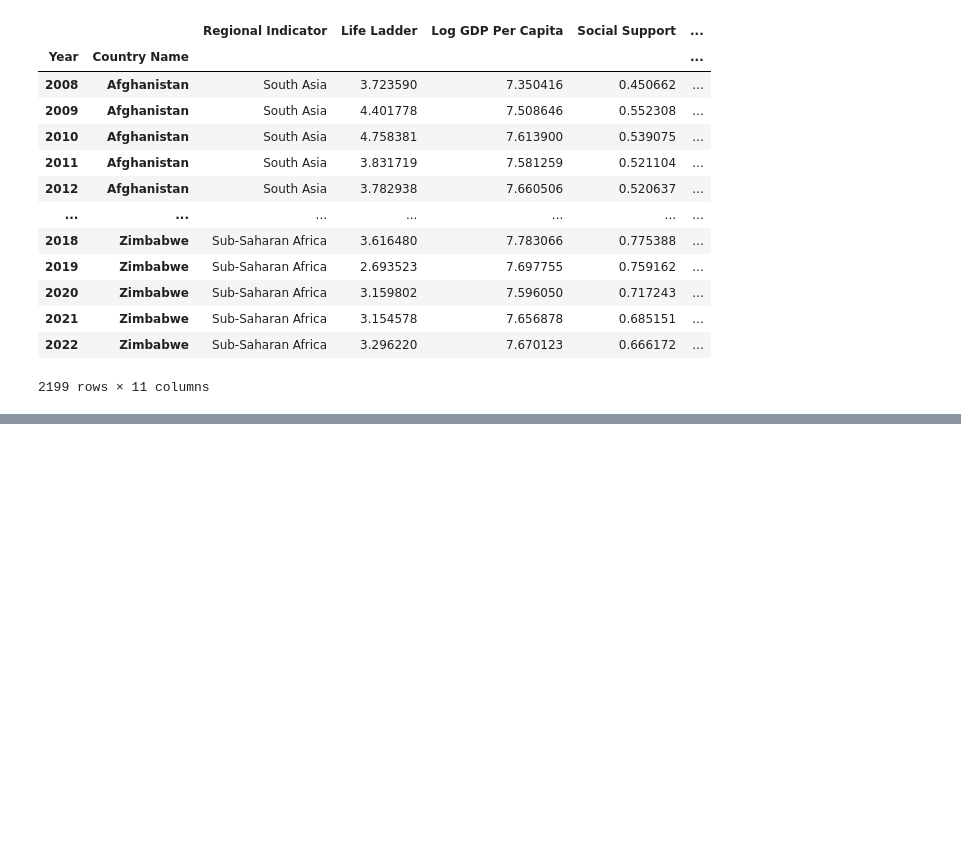
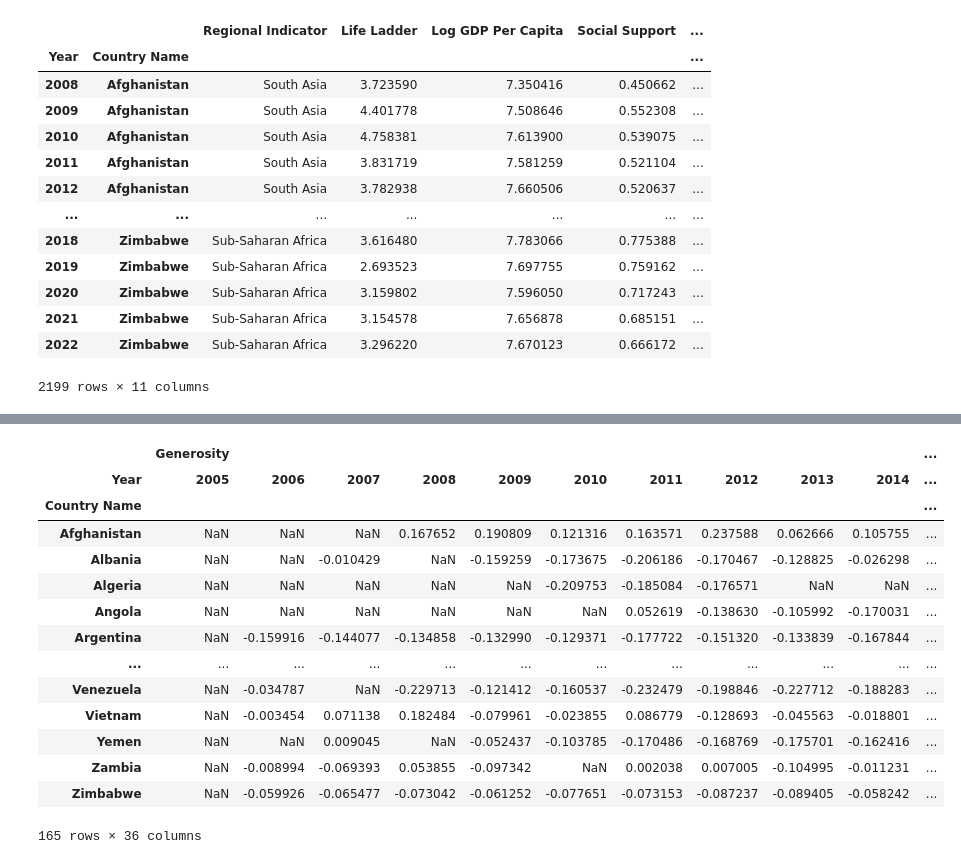
Before and after one commit to jenstem/data-analysis, a Jupyter notebook: Data Analysis/demo.ipynb, the cells around one changed output, grey strips where cells are left out. Drawn from its saved outputs; the diff is of its cells as text; code cells hidden in the pictures; blank space fills up the shorter version.

```diff
--- a/Data Analysis/demo.ipynb
+++ b/Data Analysis/demo.ipynb
@@ -4581,0 +4597,18 @@ data.pivot(index = ['Country Name'], columns = [])
+# %%
+data.pivot(index = ['Country Name'], columns = ['Year'], values = ['Generosity','Social Support'])
+# %% [output]
+|  | Generosity |  |  |  |  |  |  |  |  |  | ... |
+| Year | 2005 | 2006 | 2007 | 2008 | 2009 | 2010 | 2011 | 2012 | 2013 | 2014 | ... |
+| Country Name |  |  |  |  |  |  |  |  |  |  | ... |
+| Afghanistan | NaN | NaN | NaN | 0.167652 | 0.190809 | 0.121316 | 0.163571 | 0.237588 | 0.062666 | 0.105755 | ... |
+| Albania | NaN | NaN | -0.010429 | NaN | -0.159259 | -0.173675 | -0.206186 | -0.170467 | -0.128825 | -0.026298 | ... |
+| Algeria | NaN | NaN | NaN | NaN | NaN | -0.209753 | -0.185084 | -0.176571 | NaN | NaN | ... |
+| Angola | NaN | NaN | NaN | NaN | NaN | NaN | 0.052619 | -0.138630 | -0.105992 | -0.170031 | ... |
+| Argentina | NaN | -0.159916 | -0.144077 | -0.134858 | -0.132990 | -0.129371 | -0.177722 | -0.151320 | -0.133839 | -0.167844 | ... |
+| ... | ... | ... | ... | ... | ... | ... | ... | ... | ... | ... | ... |
+| Venezuela | NaN | -0.034787 | NaN | -0.229713 | -0.121412 | -0.160537 | -0.232479 | -0.198846 | -0.227712 | -0.188283 | ... |
+| Vietnam | NaN | -0.003454 | 0.071138 | 0.182484 | -0.079961 | -0.023855 | 0.086779 | -0.128693 | -0.045563 | -0.018801 | ... |
+| Yemen | NaN | NaN | 0.009045 | NaN | -0.052437 | -0.103785 | -0.170486 | -0.168769 | -0.175701 | -0.162416 | ... |
+| Zambia | NaN | -0.008994 | -0.069393 | 0.053855 | -0.097342 | NaN | 0.002038 | 0.007005 | -0.104995 | -0.011231 | ... |
+| Zimbabwe | NaN | -0.059926 | -0.065477 | -0.073042 | -0.061252 | -0.077651 | -0.073153 | -0.087237 | -0.089405 | -0.058242 | ... |
+165 rows × 36 columns
```
Also changed, not shown: parts of 4 cells of this notebook.
